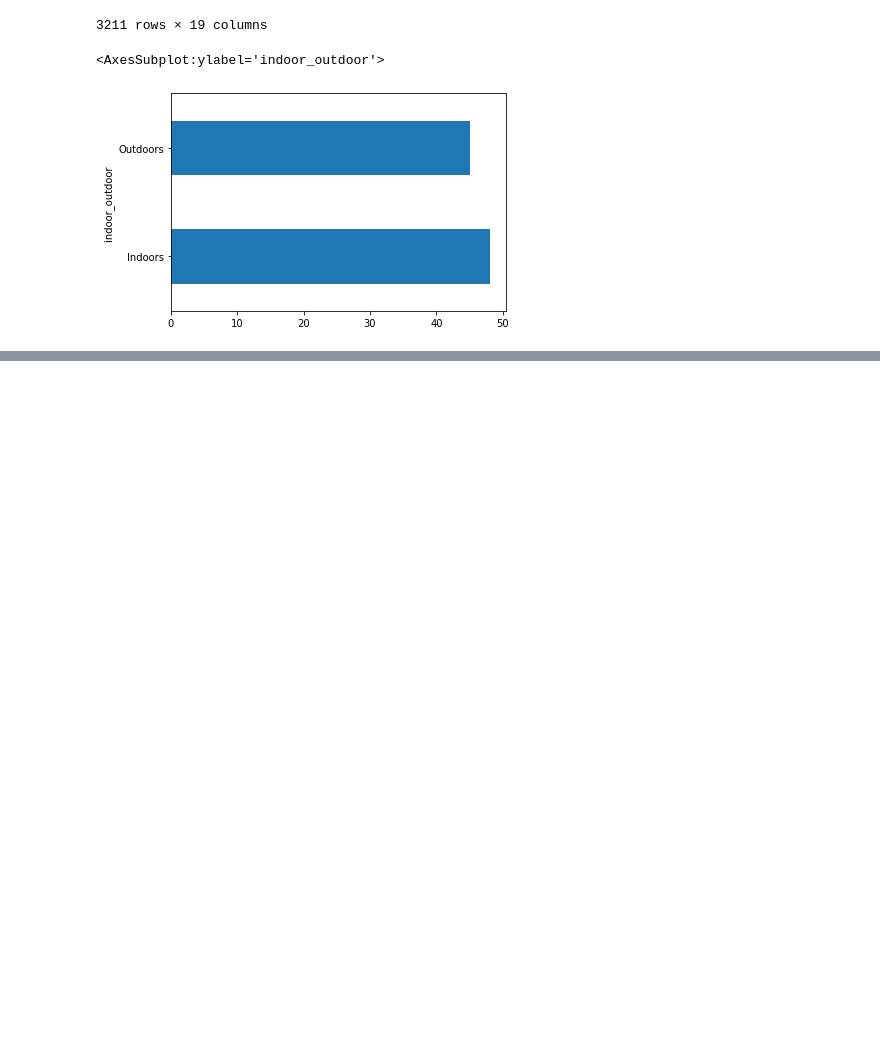
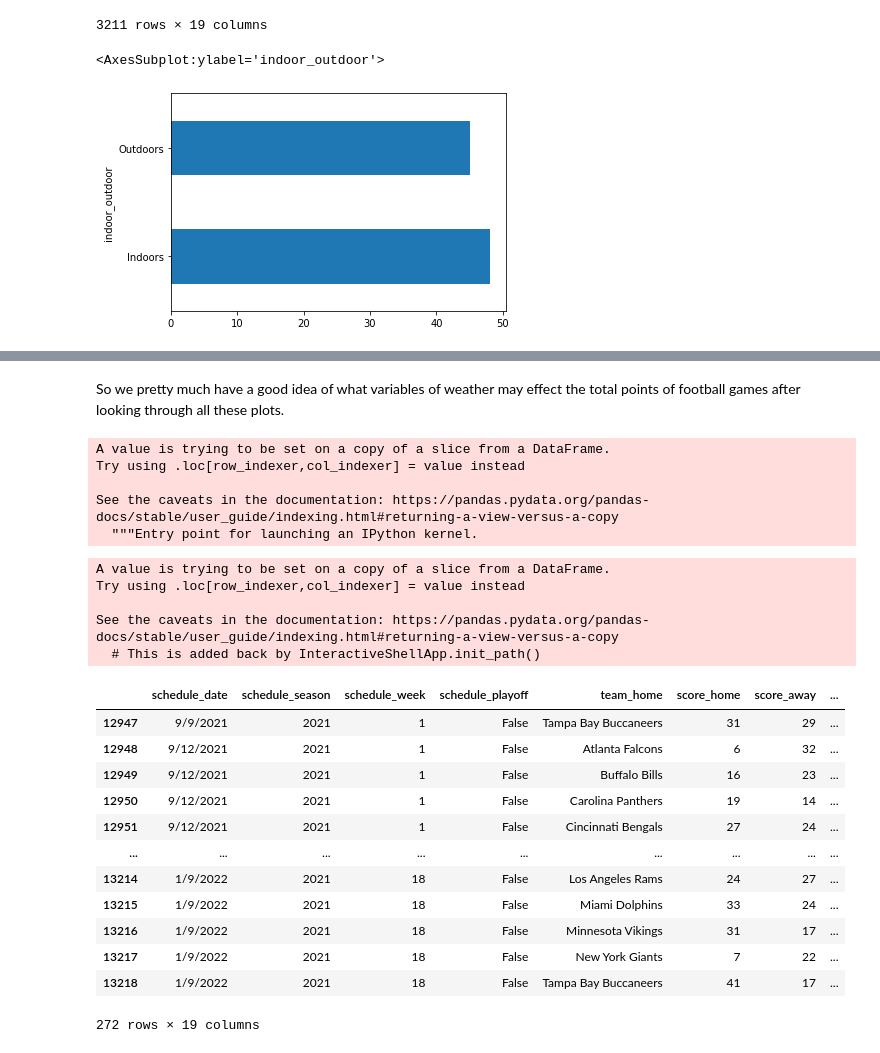
Before and after one commit to arya3364/How-Weather-Effects-Football-Games, a Jupyter notebook: nfl-scores-and-data.ipynb, the cells around one changed output, grey strips where cells are left out. Cells and saved outputs as stored; diff of their text form; code cells hidden in the pictures; blank space fills up the shorter version.

```diff
--- a/nfl-scores-and-data.ipynb
+++ b/nfl-scores-and-data.ipynb
@@ -166,0 +185,3 @@ games_2010s.groupby('indoor_outdoor').total_pts.median().plot.barh()
+# %% [markdown]
+So we pretty much have a good idea of what variables of weather may effect the total points of football games
+after looking through all these plots.
@@ -167 +192,42 @@ games_2010s.groupby('indoor_outdoor').total_pts.median().plot.barh()
+# %%
+games_2021s['total_pts'] = games_2021s.score_home + games_2021s.score_away
+# %% [output]
+A value is trying to be set on a copy of a slice from a DataFrame.
+Try using .loc[row_indexer,col_indexer] = value instead
+
+See the caveats in the documentation: https://pandas.pydata.org/pandas-docs/stable/user_guide/indexing.html#returning-a-view-versus-a-copy
+  """Entry point for launching an IPython kernel.
+# %%
+def ohio_teams_func(df1):
+   # FirstEnergy Stadium   Cle
+   # Paul Brown Stadium Cin
+        if df1['stadium'] == 'FirstEnergy Stadium':
+            return 'Cleveland Browns'
+        elif df1['stadium'] == 'Paul Brown Stadium':
+            return 'Cincinnati Bengals'
+        else:
+            return 'NULL'
+
+games_2021s['ohio_teams'] = games_2021s.apply(ohio_teams_func, axis = 1)
+
+games_2021s
+# %% [output]
+A value is trying to be set on a copy of a slice from a DataFrame.
+Try using .loc[row_indexer,col_indexer] = value instead
+
+See the caveats in the documentation: https://pandas.pydata.org/pandas-docs/stable/user_guide/indexing.html#returning-a-view-versus-a-copy
+  # This is added back by InteractiveShellApp.init_path()
+|  | schedule_date | schedule_season | schedule_week | schedule_playoff | team_home | score_home | score_away | ... |
+| 12947 | 9/9/2021 | 2021 | 1 | False | Tampa Bay Buccaneers | 31 | 29 | ... |
+| 12948 | 9/12/2021 | 2021 | 1 | False | Atlanta Falcons | 6 | 32 | ... |
+| 12949 | 9/12/2021 | 2021 | 1 | False | Buffalo Bills | 16 | 23 | ... |
+| 12950 | 9/12/2021 | 2021 | 1 | False | Carolina Panthers | 19 | 14 | ... |
+| 12951 | 9/12/2021 | 2021 | 1 | False | Cincinnati Bengals | 27 | 24 | ... |
+| ... | ... | ... | ... | ... | ... | ... | ... | ... |
+| 13214 | 1/9/2022 | 2021 | 18 | False | Los Angeles Rams | 24 | 27 | ... |
+| 13215 | 1/9/2022 | 2021 | 18 | False | Miami Dolphins | 33 | 24 | ... |
+| 13216 | 1/9/2022 | 2021 | 18 | False | Minnesota Vikings | 31 | 17 | ... |
+| 13217 | 1/9/2022 | 2021 | 18 | False | New York Giants | 7 | 22 | ... |
+| 13218 | 1/9/2022 | 2021 | 18 | False | Tampa Bay Buccaneers | 41 | 17 | ... |
+272 rows × 19 columns
 # %%
```
Also changed, not shown: parts of 9 cells of this notebook.
